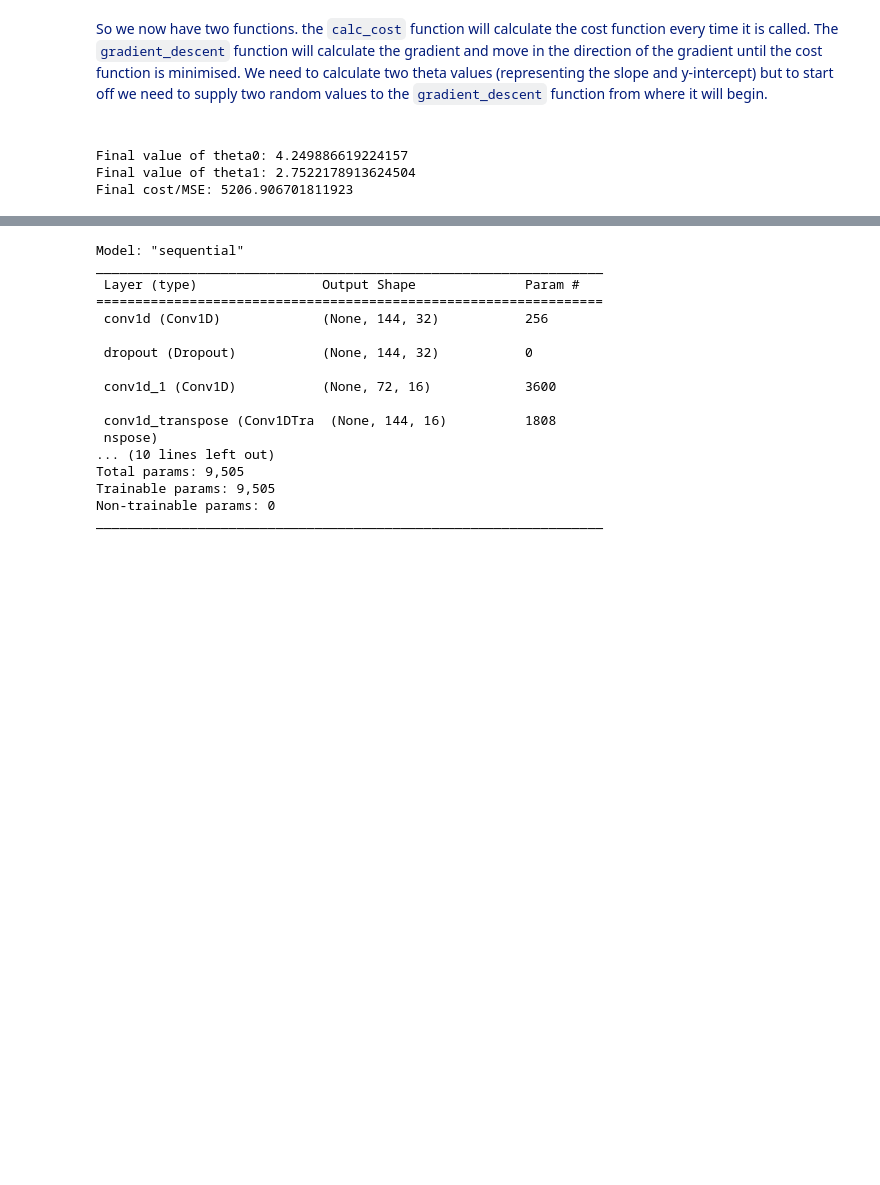
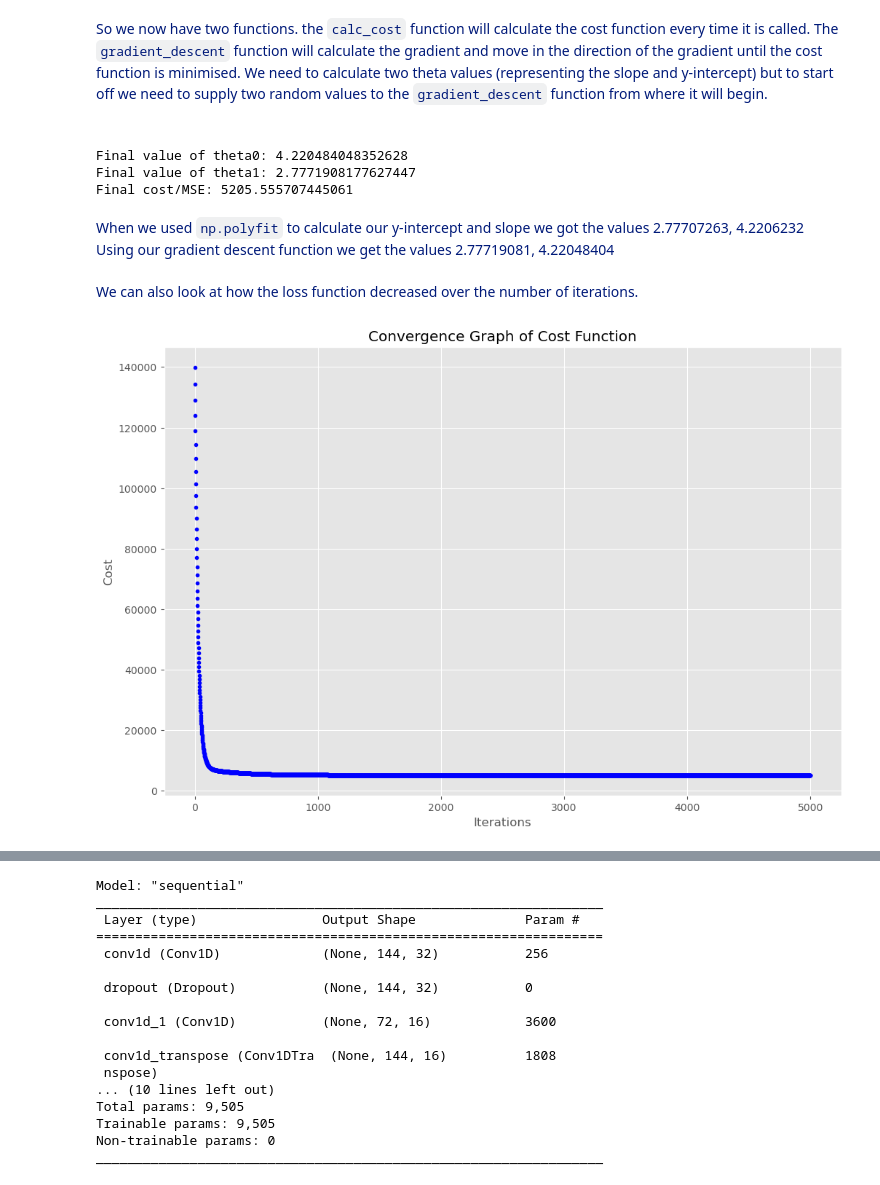
Before and after one commit to Sam-Tracey/ML-Stats-Assessment, a Jupyter notebook: anomaly-detection.ipynb, the cells around one changed output, grey strips where cells are left out. Drawn from its saved outputs; the diff is of its cells as text; code cells hidden in the pictures; blank space fills up the shorter version.

```diff
--- a/anomaly-detection.ipynb
+++ b/anomaly-detection.ipynb
@@ -863,7 +863,7 @@ def gradient_descent(X, y, theta, learning_rate, iterations):
 # Set the learning rate (size of the steps)
 lr = 0.01
 # Set the number of iterations.
-n_iter = 1000
+n_iter = 5000
 # Set the initial weights.
 theta = np.random.randn(2,1)
 
@@ -875,6 +875,23 @@ print(f'Final value of theta0: {theta[0][0]}')
 print(f'Final value of theta1: {theta[1][0]}')
 print(f'Final cost/MSE: {cost_history[-1]}')
 # %% [output]
-Final value of theta0: 4.249886619224157
-Final value of theta1: 2.7522178913624504
-Final cost/MSE: 5206.906701811923
+Final value of theta0: 4.220484048352628
+Final value of theta1: 2.7771908177627447
+Final cost/MSE: 5205.555707445061
+# %% [markdown]
+<p style="color: #001a79;">When we used <code>np.polyfit</code> to calculate our y-intercept and slope we got the values 2.77707263, 4.2206232
+<br>
+Using our gradient descent function we get the values 2.77719081, 4.22048404<br><br>
+We can also look at how the loss function decreased over the number of iterations.</p>
+# %%
+# Create a figure and axis.
+fig,ax = plt.subplots(figsize=(12,8))
+
+ax.plot(range(n_iter),cost_history,'b.')
+# Add axis labels.
+ax.set_ylabel('Cost')
+ax.set_xlabel('Iterations')
+# Add title.
+plt.title("Convergence Graph of Cost Function");
+# %% [output]
+[figure, added]
```
Also changed, not shown: parts of 2 cells of this notebook.
